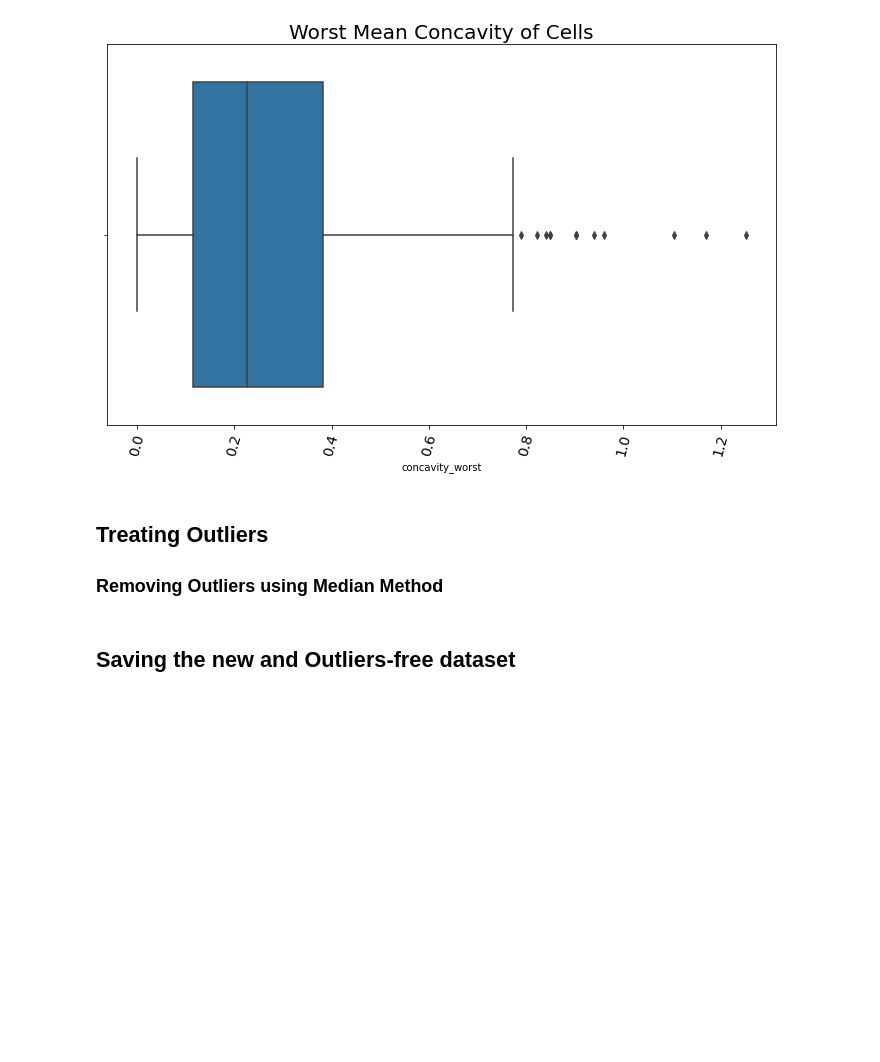
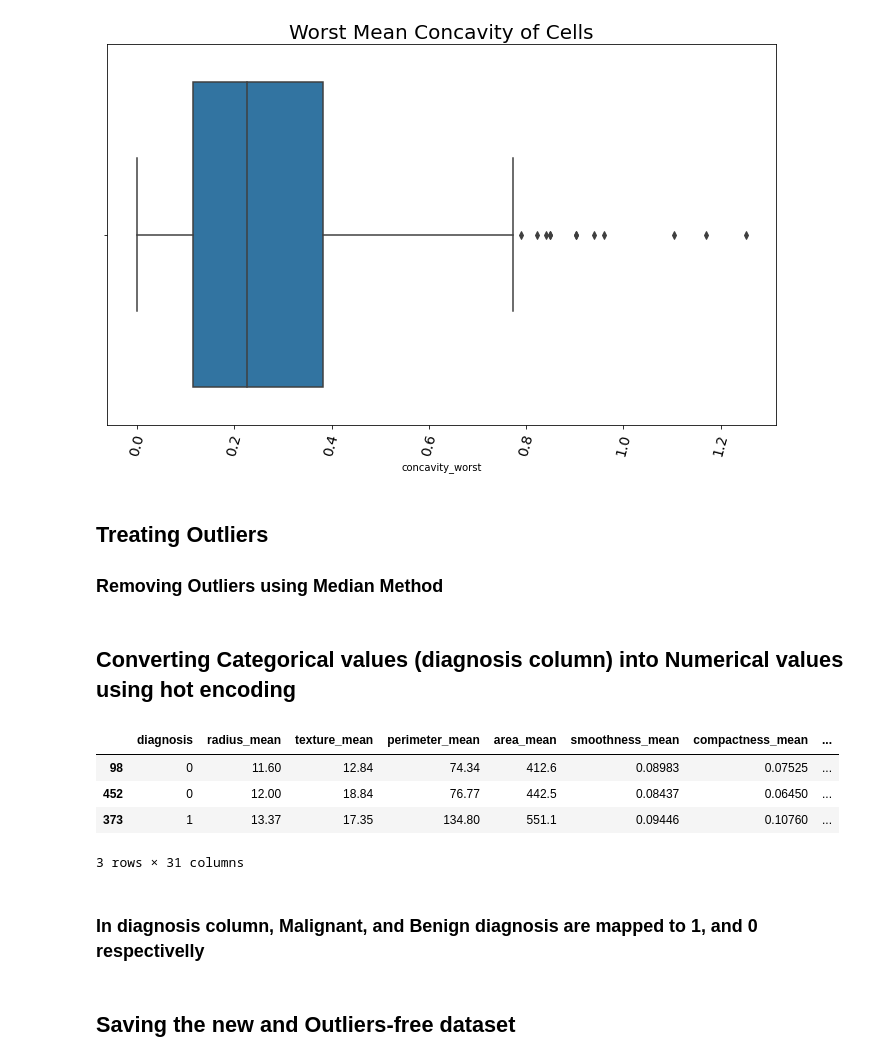
Before and after one commit to Caphace-Ethan/Breast-Cancer-Diagnosis, a Jupyter notebook: notebooks/EDA_notebook.ipynb, the cells around one changed output. Drawn from its saved outputs; the diff is of its cells as text; code cells hidden in the pictures; blank space fills up the shorter version.

```diff
--- a/notebooks/EDA_notebook.ipynb
+++ b/notebooks/EDA_notebook.ipynb
@@ -206,6 +208,19 @@ lists = [mean_column_list, se_column_list, worst_column_list]
 # Fixing Outliers
 for list in lists:
     data_processor.fix_outlier(df, list)
+# %% [markdown]
+## Converting Categorical values (diagnosis column) into Numerical values using hot encoding
+# %%
+df["diagnosis"] = LabelEncoder().fit_transform(df["diagnosis"])
+df.sample(3)
+# %% [output]
+|  | diagnosis | radius_mean | texture_mean | perimeter_mean | area_mean | smoothness_mean | compactness_mean | ... |
+| 98 | 0 | 11.60 | 12.84 | 74.34 | 412.6 | 0.08983 | 0.07525 | ... |
+| 452 | 0 | 12.00 | 18.84 | 76.77 | 442.5 | 0.08437 | 0.06450 | ... |
+| 373 | 1 | 13.37 | 17.35 | 134.80 | 551.1 | 0.09446 | 0.10760 | ... |
+3 rows × 31 columns
+# %% [markdown]
+### In diagnosis column, Malignant, and Benign diagnosis are mapped to 1, and 0 respectivelly
 # %% [markdown]
 ## Saving the new and Outliers-free dataset
 # %%
```
Also changed, not shown: parts of 8 cells of this notebook.
